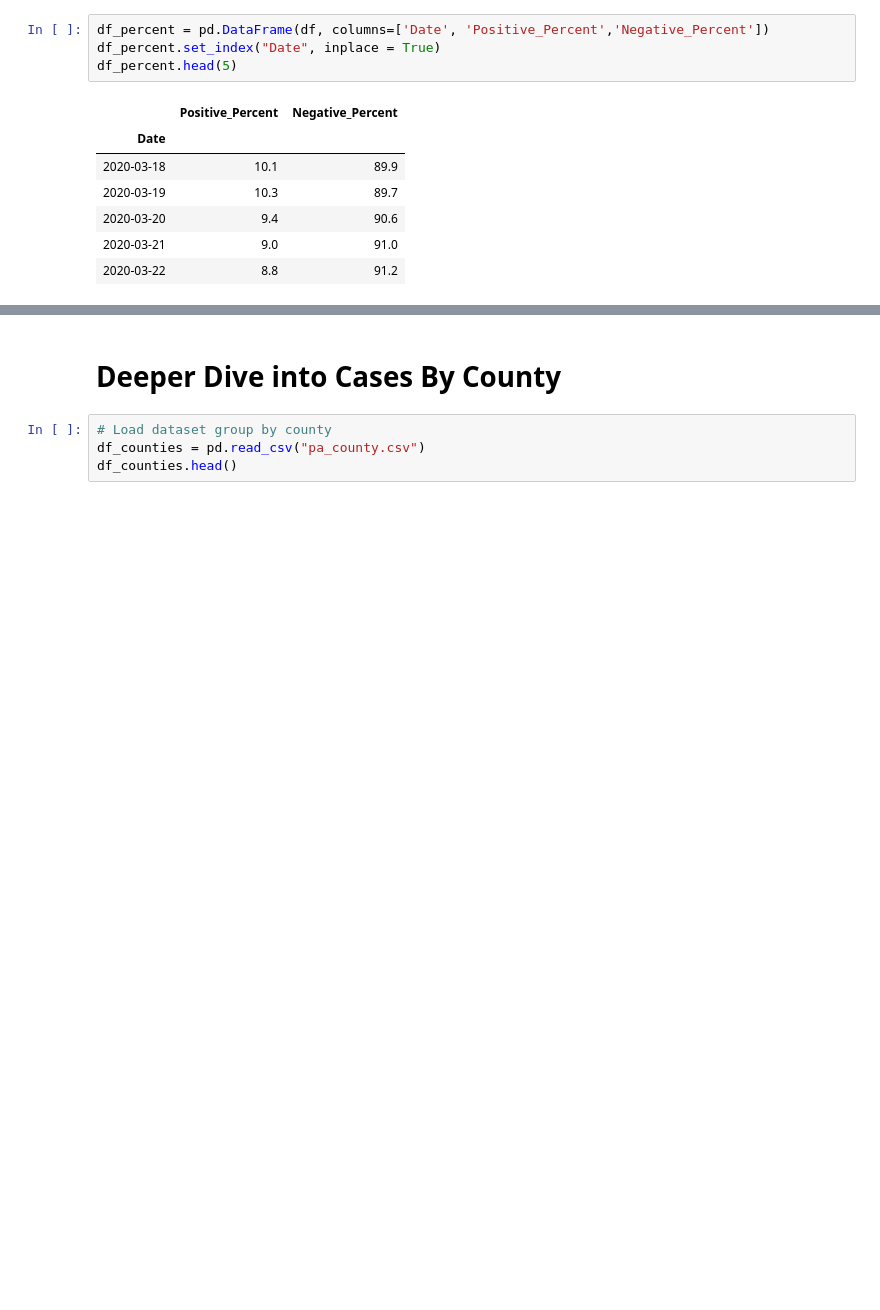
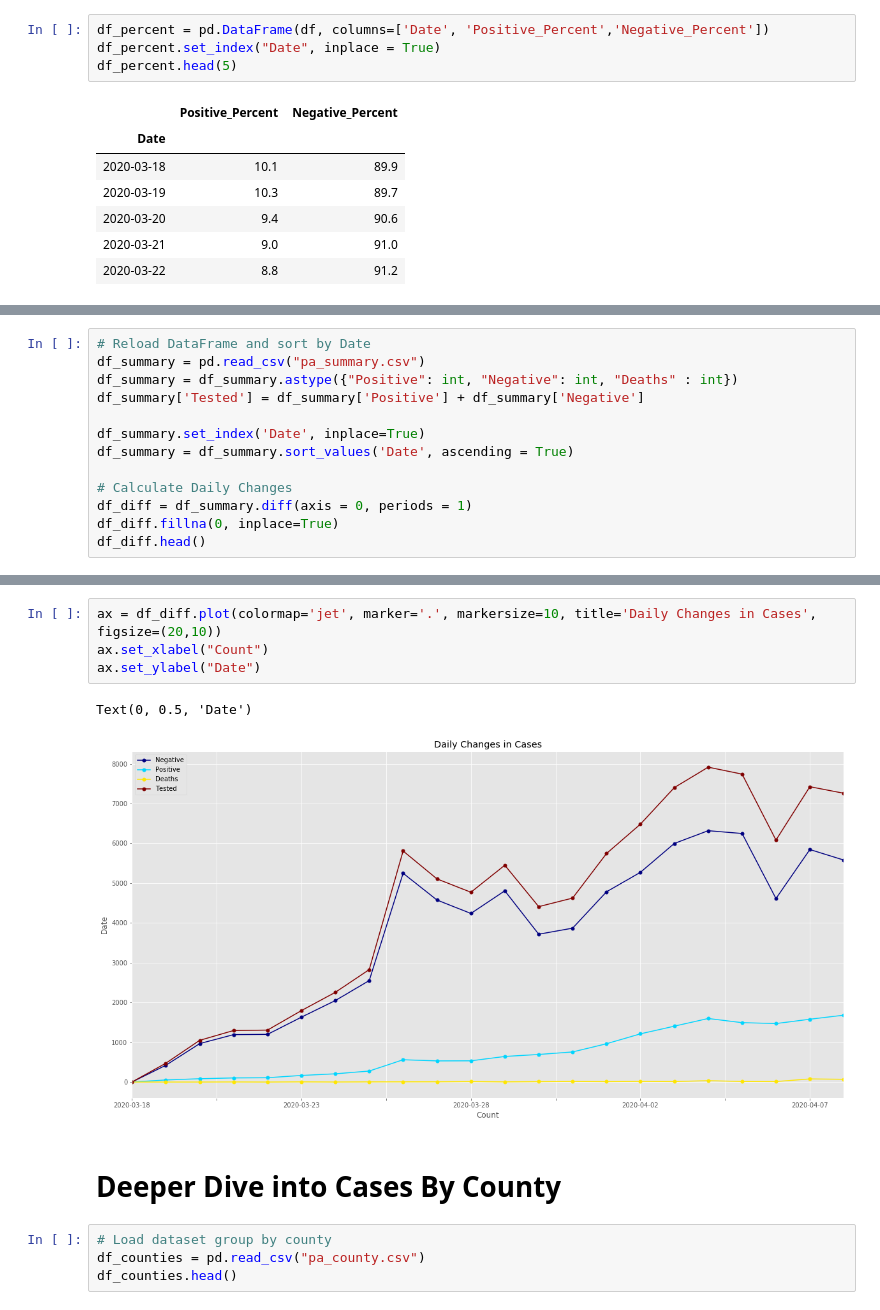
Before and after one commit to bchan01/covid-19-data-analysis, a Jupyter notebook: data-analysis.ipynb, the cells around one changed output, grey strips where cells are left out. Saved outputs shown, nothing was run; the diff lists cells and outputs as text; blank space fills up the shorter version.

```diff
--- a/data-analysis.ipynb
+++ b/data-analysis.ipynb
@@ -112,0 +114,13 @@ plt.show()
+# %%
+# Reload DataFrame and sort by Date
+df_summary = pd.read_csv("pa_summary.csv")
+df_summary = df_summary.astype({"Positive": int, "Negative": int, "Deaths" : int})
+df_summary['Tested'] = df_summary['Positive'] + df_summary['Negative']
+
+df_summary.set_index('Date', inplace=True)
+df_summary = df_summary.sort_values('Date', ascending = True)
+
+# Calculate Daily Changes
+df_diff = df_summary.diff(axis = 0, periods = 1)
+df_diff.fillna(0, inplace=True)
+df_diff.head()
@@ -113,3 +135,10 @@ plt.show()
+# %%
+ax = df_diff.plot(colormap='jet', marker='.', markersize=10, title='Daily Changes in Cases',  figsize=(20,10))
+ax.set_xlabel("Count")
+ax.set_ylabel("Date")
+# %% [output]
+Text(0, 0.5, 'Date')
+[figure, added]
 # %% [markdown]
 # Deeper Dive into Cases By County
 # %%
```
Also changed, not shown: parts of 8 cells of this notebook, 1 other file.
